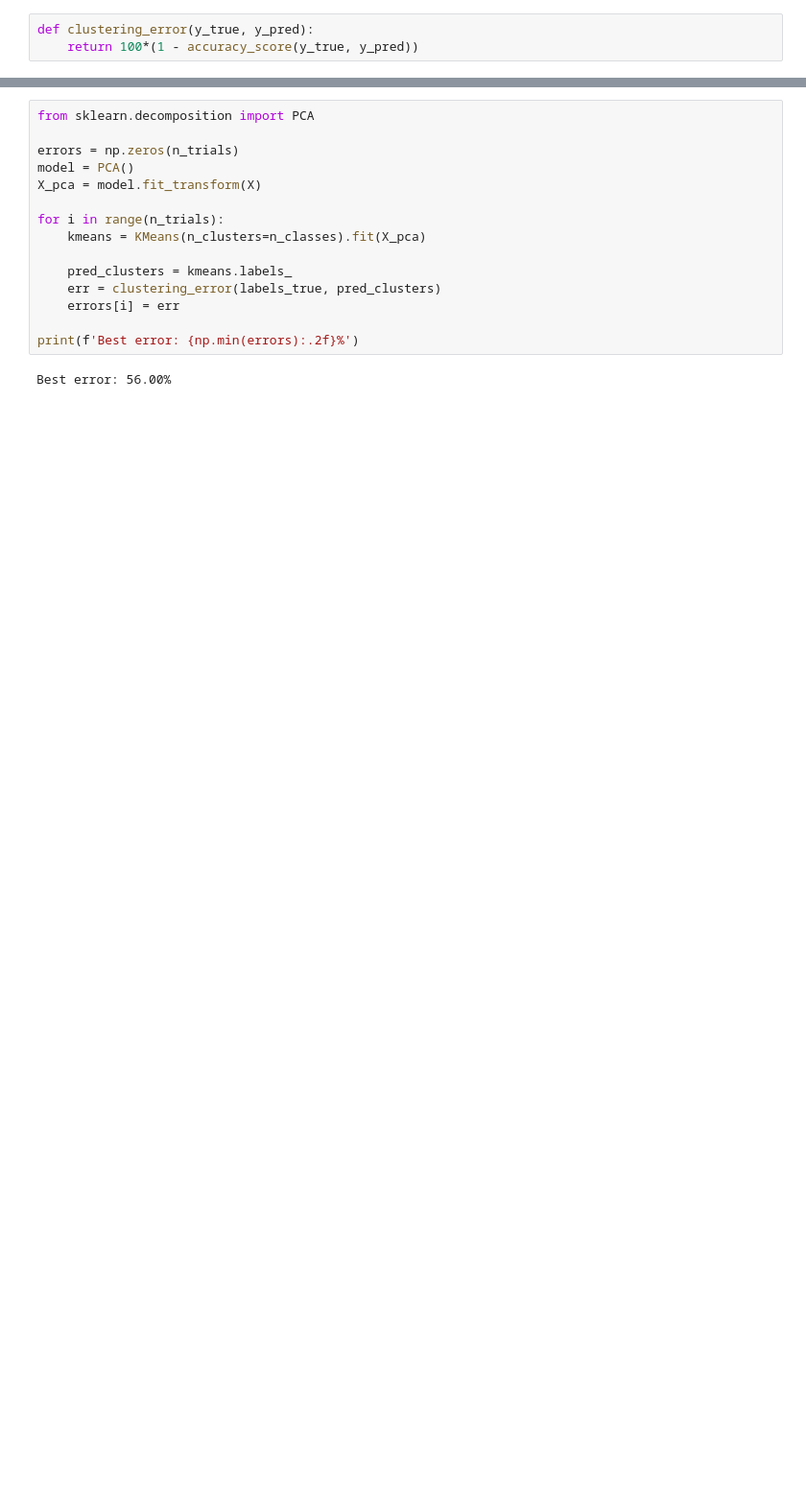
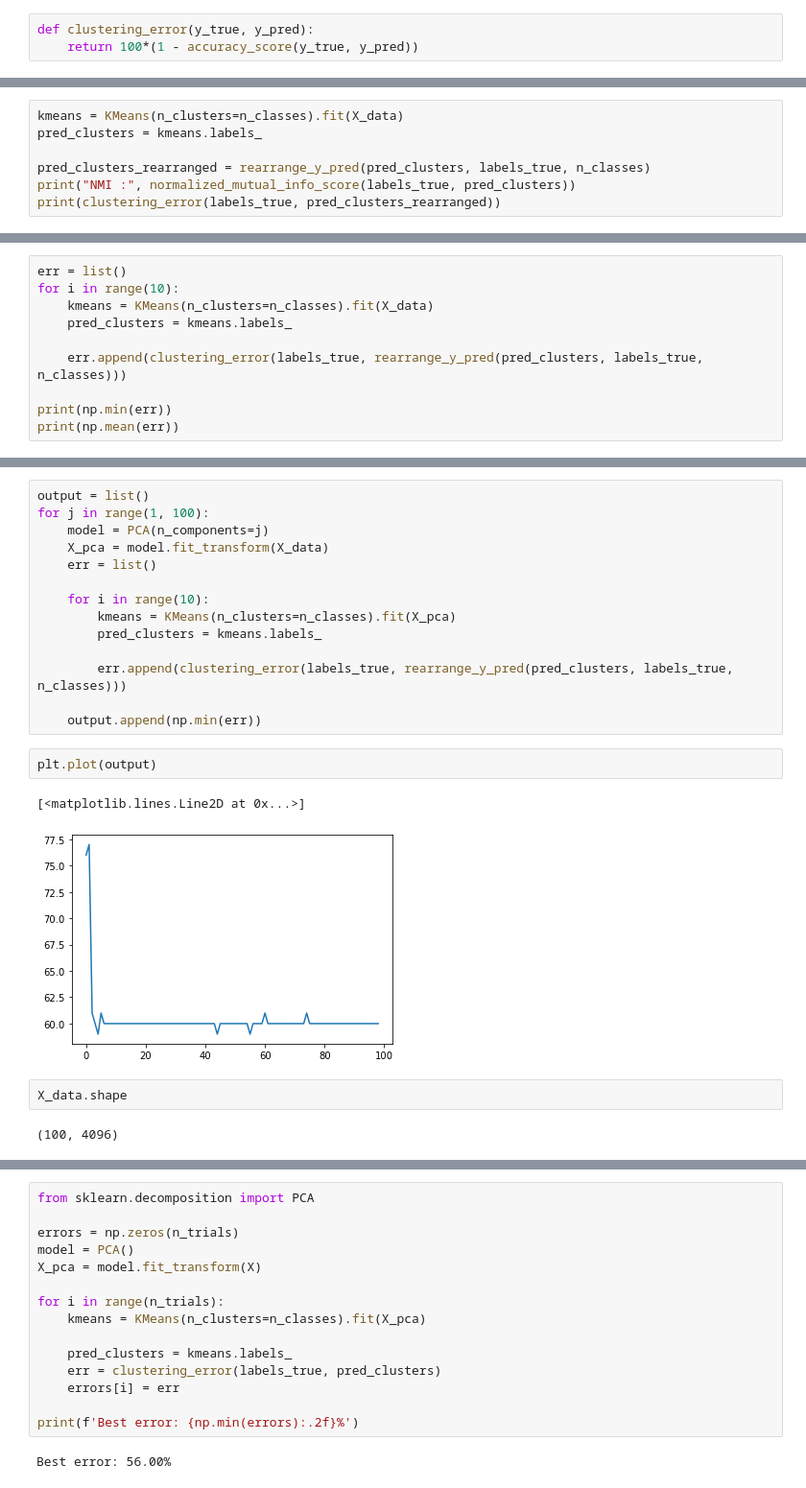
Before and after one commit to alexandrelutt/r_pca_project, a Jupyter notebook: test_clustering.ipynb, the cells around one changed output, grey strips where cells are left out. Shown at 96% size. Saved outputs shown, nothing was run; the diff lists cells and outputs as text; blank space fills up the shorter version.

```diff
--- a/test_clustering.ipynb
+++ b/test_clustering.ipynb
@@ -18,0 +370,7 @@ def clustering_error(y_true, y_pred):
+# %%
+kmeans = KMeans(n_clusters=n_classes).fit(X_data)
+pred_clusters = kmeans.labels_
+
+pred_clusters_rearranged = rearrange_y_pred(pred_clusters, labels_true, n_classes)
+print("NMI :", normalized_mutual_info_score(labels_true, pred_clusters))
+print(clustering_error(labels_true, pred_clusters_rearranged))
@@ -18,0 +380,10 @@ def clustering_error(y_true, y_pred):
+# %%
+err = list()
+for i in range(10):
+    kmeans = KMeans(n_clusters=n_classes).fit(X_data)
+    pred_clusters = kmeans.labels_
+
+    err.append(clustering_error(labels_true, rearrange_y_pred(pred_clusters, labels_true, n_classes)))
+
+print(np.min(err))
+print(np.mean(err))
@@ -18,0 +429,23 @@ def clustering_error(y_true, y_pred):
+# %%
+output = list()
+for j in range(1, 100):
+    model = PCA(n_components=j)
+    X_pca = model.fit_transform(X_data)
+    err = list()
+
+    for i in range(10):
+        kmeans = KMeans(n_clusters=n_classes).fit(X_pca)
+        pred_clusters = kmeans.labels_
+
+        err.append(clustering_error(labels_true, rearrange_y_pred(pred_clusters, labels_true, n_classes)))
+
+    output.append(np.min(err))
+# %%
+plt.plot(output)
+# %% [output]
+[<matplotlib.lines.Line2D at 0x...>]
+[figure, added]
+# %%
+X_data.shape
+# %% [output]
+(100, 4096)
```
Also changed, not shown: parts of 51 cells of this notebook, 2 other files.
